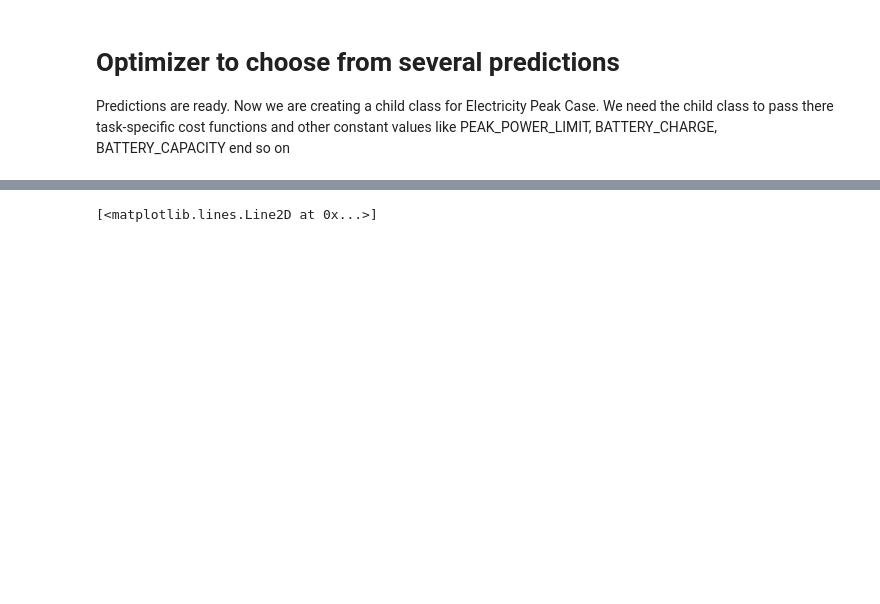
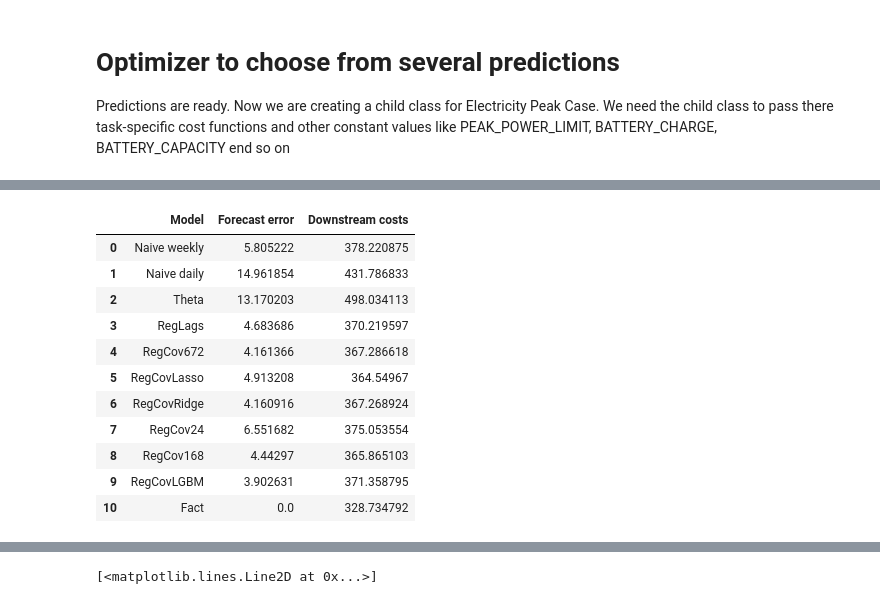
Before and after one commit to mariapaskevich/vof, a Jupyter notebook: Test_package_simulation_peak-EliaData-PULP.ipynb, the cells around one changed output, grey strips where cells are left out. Cells and saved outputs as stored; diff of their text form; code cells hidden in the pictures; blank space fills up the shorter version.

```diff
--- a/Test_package_simulation_peak-EliaData-PULP.ipynb
+++ b/Test_package_simulation_peak-EliaData-PULP.ipynb
@@ -503,0 +708,17 @@ import pulp
+# %%
+results_df = pd.DataFrame(np.array([model_names, predictionErrorFirstDay, peakViolations]).T).iloc[:-1,:]
+results_df.columns = ['Model', 'Forecast error', 'Downstream costs']
+results_df
+# %% [output]
+|  | Model | Forecast error | Downstream costs |
+| 0 | Naive weekly | 5.805222 | 378.220875 |
+| 1 | Naive daily | 14.961854 | 431.786833 |
+| 2 | Theta | 13.170203 | 498.034113 |
+| 3 | RegLags | 4.683686 | 370.219597 |
+| 4 | RegCov672 | 4.161366 | 367.286618 |
+| 5 | RegCovLasso | 4.913208 | 364.54967 |
+| 6 | RegCovRidge | 4.160916 | 367.268924 |
+| 7 | RegCov24 | 6.551682 | 375.053554 |
+| 8 | RegCov168 | 4.44297 | 365.865103 |
+| 9 | RegCovLGBM | 3.902631 | 371.358795 |
+| 10 | Fact | 0.0 | 328.734792 |
```
Also changed, not shown: parts of 30 cells of this notebook.
